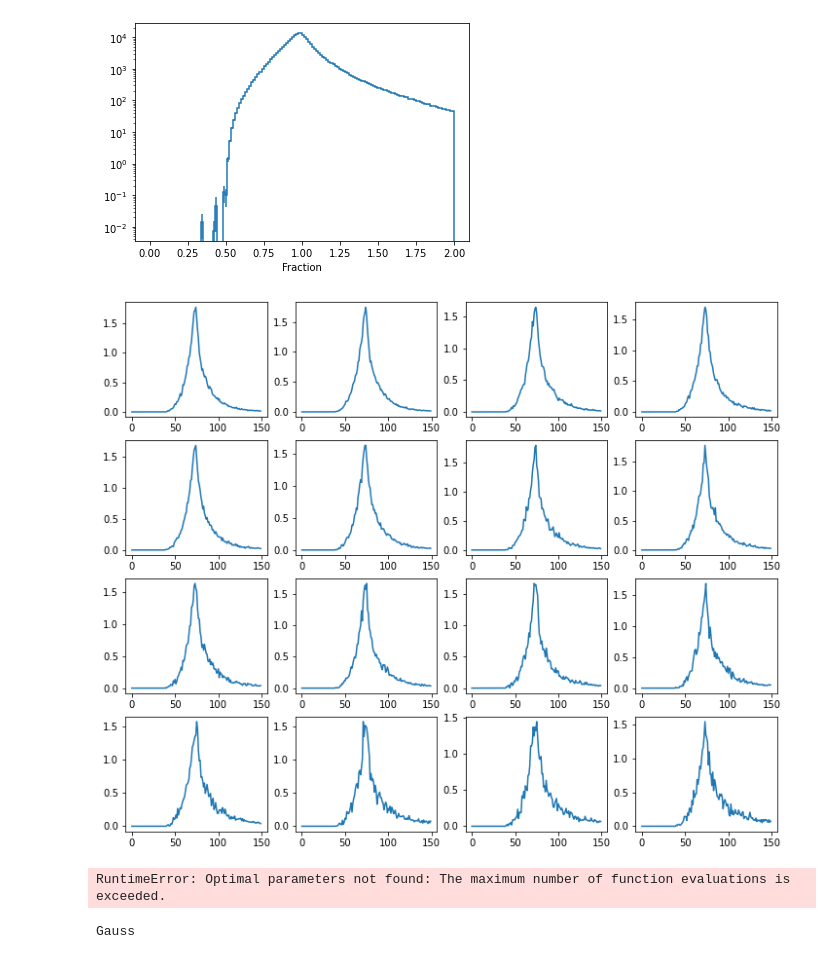
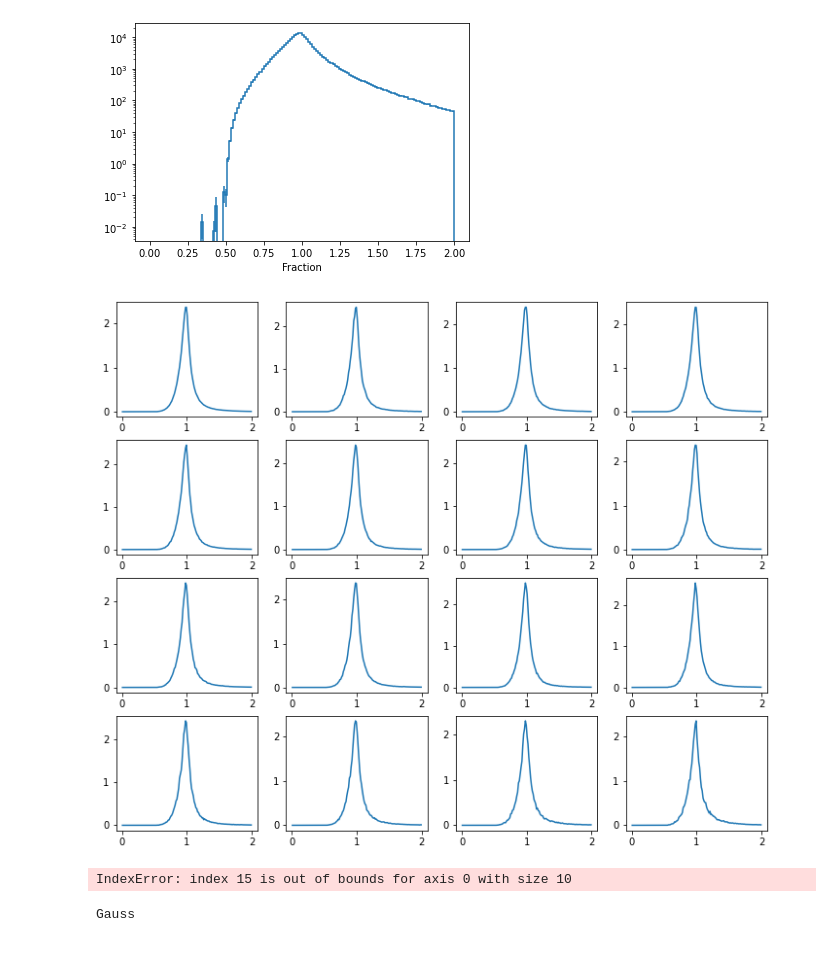
Before and after one commit to mandalaritra1/QJetMassUproot, a Jupyter notebook: Gaussian fit for different pt ranges.ipynb, the cells around one changed output. Cells and saved outputs as stored; diff of their text form; code cells hidden in the pictures.

```diff
--- a/Gaussian fit for different pt ranges.ipynb
+++ b/Gaussian fit for different pt ranges.ipynb
@@ -21,16 +21,16 @@ frac_values = h.axes[2].centers
 binlength = frac_values[2] - frac_values[0]
 # %%
 fig, ax = plt.subplots(nrows=4, ncols=4,figsize = (12,10))
-hlist_plot = hlist[20:36]
+hlist_plot = hlist[:16]
 for i,h in enumerate(hlist_plot):
         row = (i )//4
         col = (i ) % 4
 
         h[0] = h[0]/(np.sum(h[0])*binlength)
 
-        ax[row][col].plot(h[0])
+        ax[row][col].plot(frac_values,h[0])
 # %% [output]
-[figure, old version]
+[figure, new version]
 # %%
 from scipy.optimize import curve_fit
 
@@ -172,9 +205,12 @@ class Histfit:
         plt.legend()
+# %%
+histfit = Histfit(hlist[:10])
+histfit.fill_std()
+# %% [output]
+IndexError: index 15 is out of bounds for axis 0 with size 10
 # %%
 histfit = Histfit(hlist[:10])
-histfit.storeParameters()
+#histfit.storeParameters()
-# %% [output]
-RuntimeError: Optimal parameters not found: The maximum number of function evaluations is exceeded.
 # %%
 print('Gauss')
 histfit.plotGaussparameters()
```
Also changed, not shown: parts of 9 cells of this notebook.
